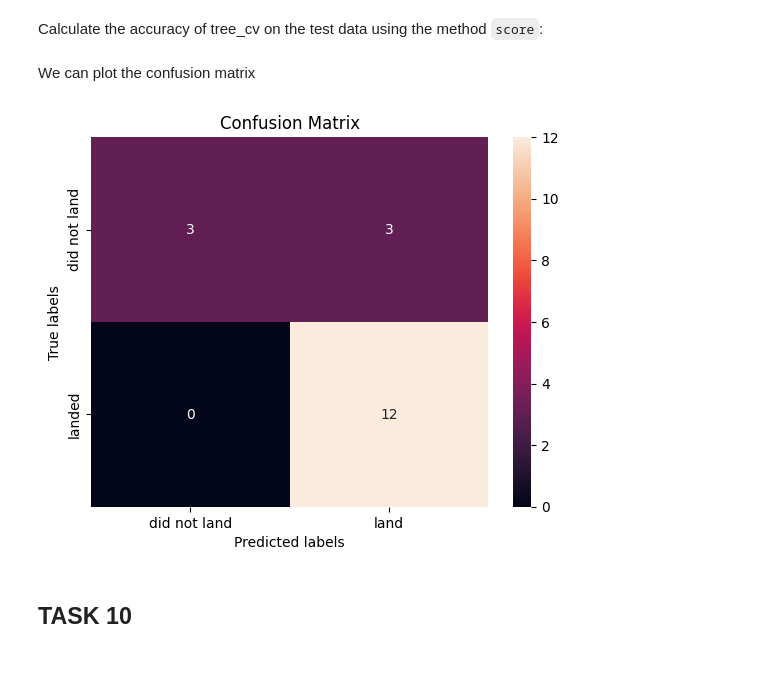
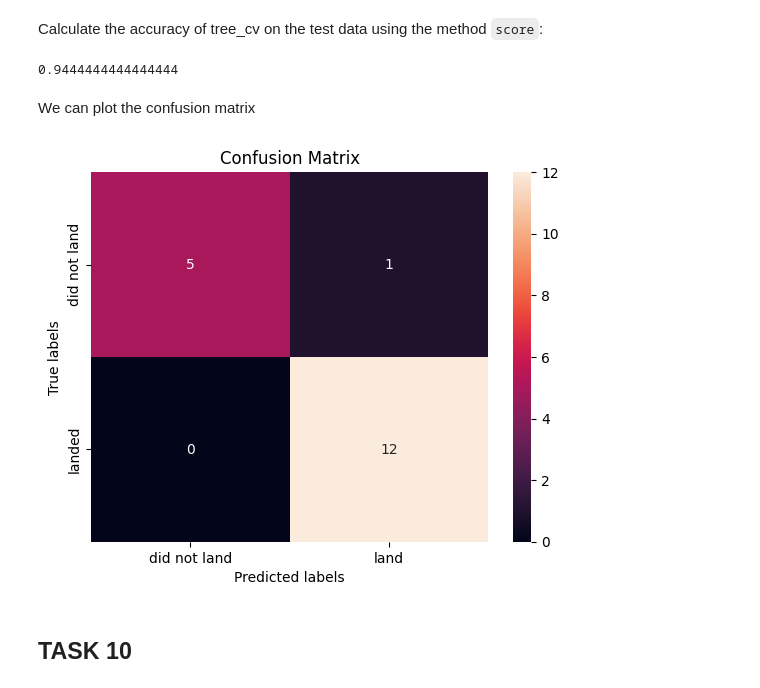
Before and after one commit to sysadmin-marcus/Applied-Data-Science-Capstone, a Jupyter notebook: 9_1SpaceX_Machine Learning Prediction_Part_5.ipynb, the cells around one changed output. Drawn from its saved outputs; the diff is of its cells as text; code cells hidden in the pictures.

Commit message:
Task9 corrected tree_cv.predict

```diff
--- a/9_1SpaceX_Machine Learning Prediction_Part_5.ipynb
+++ b/9_1SpaceX_Machine Learning Prediction_Part_5.ipynb
@@ -275,14 +274,14 @@ Create a decision tree classifier object then  create a  <code>GridSearchCV</cod
 parameters = {'criterion': ['gini', 'entropy'],
      'splitter': ['best', 'random'],
      'max_depth': [2*n for n in range(1,10)],
-     'max_features': ['auto', 'sqrt'],
+     'max_features': ['sqrt'],
      'min_samples_leaf': [1, 2, 4],
      'min_samples_split': [2, 5, 10]}
 
 tree = DecisionTreeClassifier()
 # %%
 tree_cv = GridSearchCV(tree, parameters, cv=10)
-tree_cv.fit(X_scaled, Y_train)
+tree_cv.fit(X_train, Y_train)
 tree_cv
 # %% [output]
 GridSearchCV(cv=10, estimator=DecisionTreeClassifier(),
@@ -303,14 +302,17 @@ accuracy : 0.8892857142857142
 # %% [markdown]
 Calculate the accuracy of tree_cv on the test data using the method <code>score</code>:
 # %%
-tree_cv_score = tree_cv.score(X_test_scaled,Y_test)
+tree_cv_score = tree_cv.score(X_test,Y_test)
+tree_cv_score
+# %% [output]
+0.9444444444444444
 # %% [markdown]
 We can plot the confusion matrix
 # %%
-yhat = svm_cv.predict(X_test_scaled)
+yhat = tree_cv.predict(X_test)
 plot_confusion_matrix(Y_test,yhat)
 # %% [output]
-[figure, old version]
+[figure, new version]
 # %% [markdown]
 ## TASK  10
 # %% [markdown]
```
Also changed, not shown: parts of 8 cells of this notebook.
